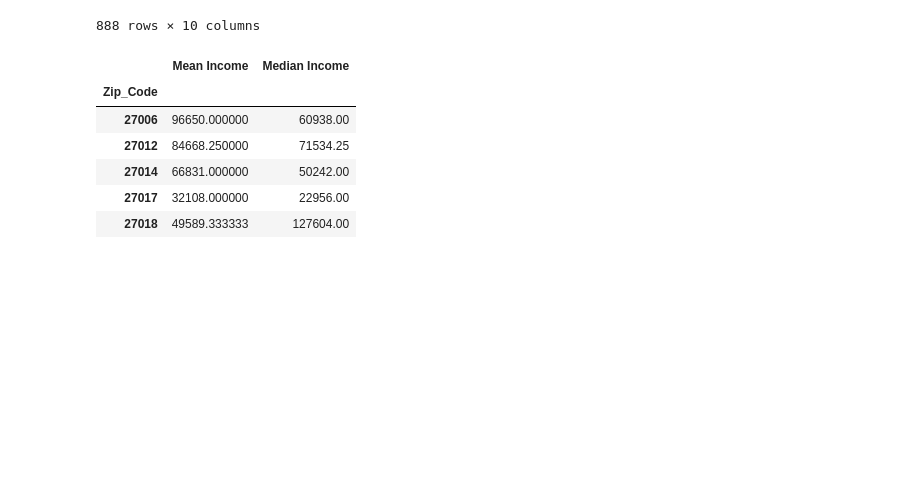
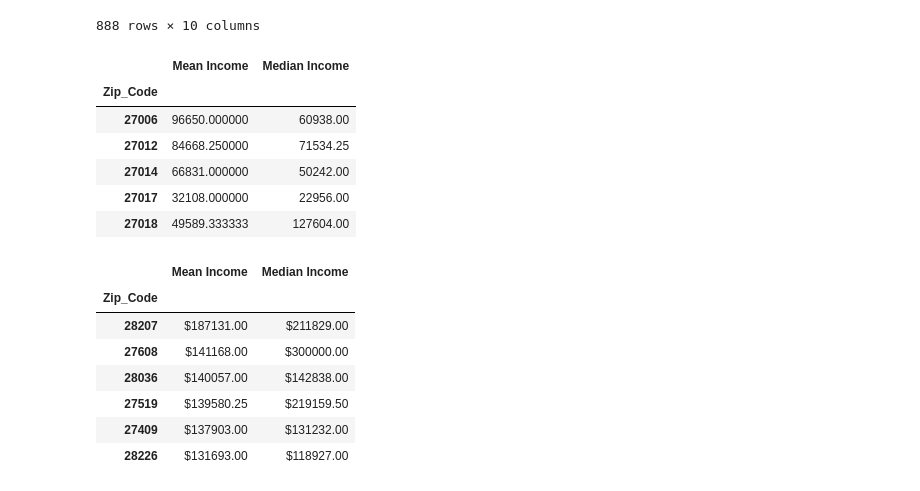
Before and after one commit to AnaLindaPenny/project-one, a Jupyter notebook: Resources/Income Analysis.ipynb, the cells around one changed output. Drawn from its saved outputs; the diff is of its cells as text; code cells hidden in the pictures; blank space fills up the shorter version.

```diff
--- a/Resources/Income Analysis.ipynb
+++ b/Resources/Income Analysis.ipynb
@@ -241,3 +282,18 @@ Zip_mean_summary_df.head()
 | 27014 | 66831.000000 | 50242.00 |
 | 27017 | 32108.000000 | 22956.00 |
 | 27018 | 49589.333333 | 127604.00 |
+# %%
+#sort for highest average Mean income by Zip
+Zip_mean_summary_sorted = Zip_mean_summary_df.sort_values("Mean Income", ascending=False)
+Zip_mean_summary_sorted["Mean Income"]= Zip_mean_summary_sorted["Mean Income"].map("${:.2f}".format)
+Zip_mean_summary_sorted["Median Income"]= Zip_mean_summary_sorted["Median Income"].map("${:.2f}".format)
+Zip_mean_summary_sorted.head(6)
+# %% [output]
+|  | Mean Income | Median Income |
+| Zip_Code |  |  |
+| 28207 | $187131.00 | $211829.00 |
+| 27608 | $141168.00 | $300000.00 |
+| 28036 | $140057.00 | $142838.00 |
+| 27519 | $139580.25 | $219159.50 |
+| 27409 | $137903.00 | $131232.00 |
+| 28226 | $131693.00 | $118927.00 |
```
Also changed, not shown: parts of 6 cells of this notebook, 3 other files.
